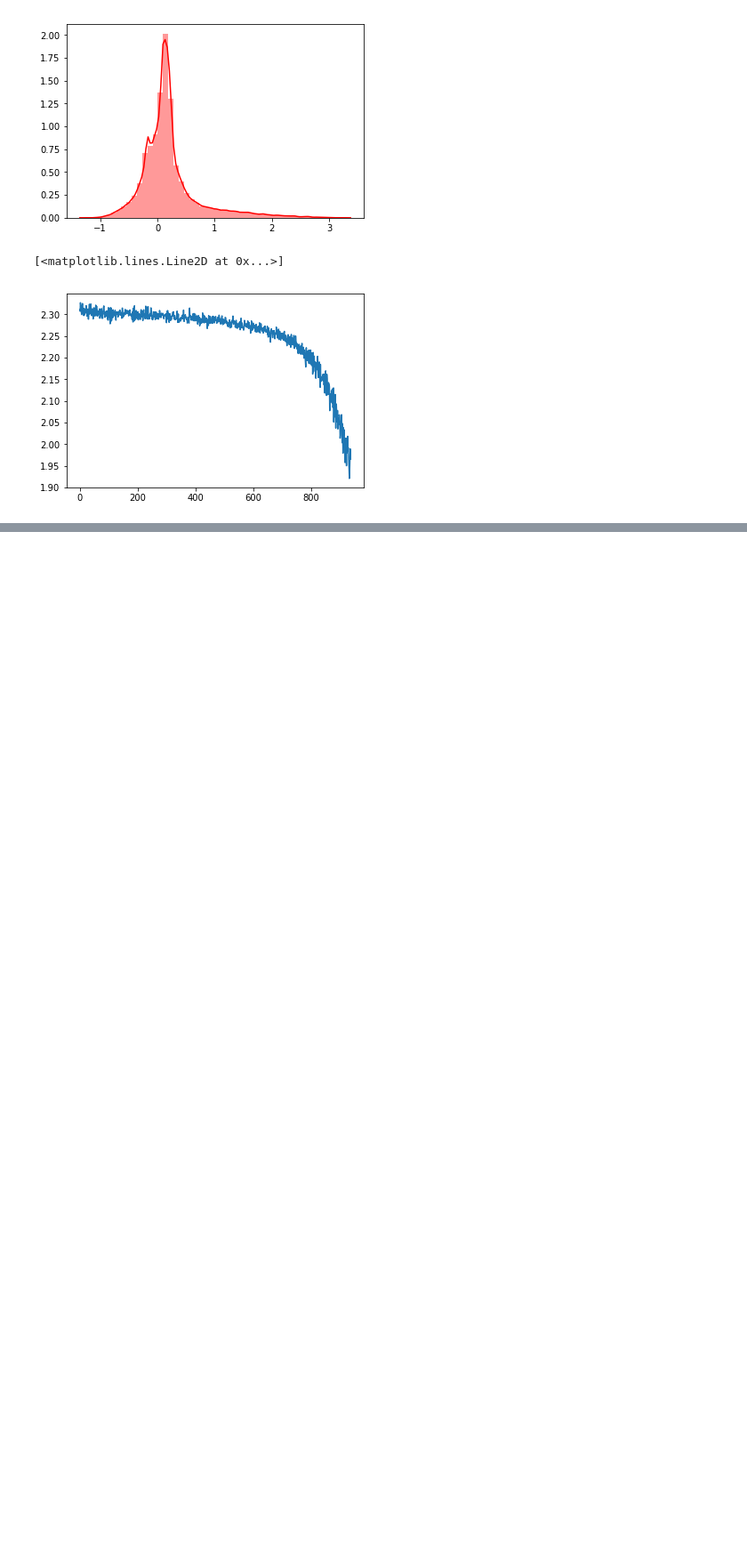
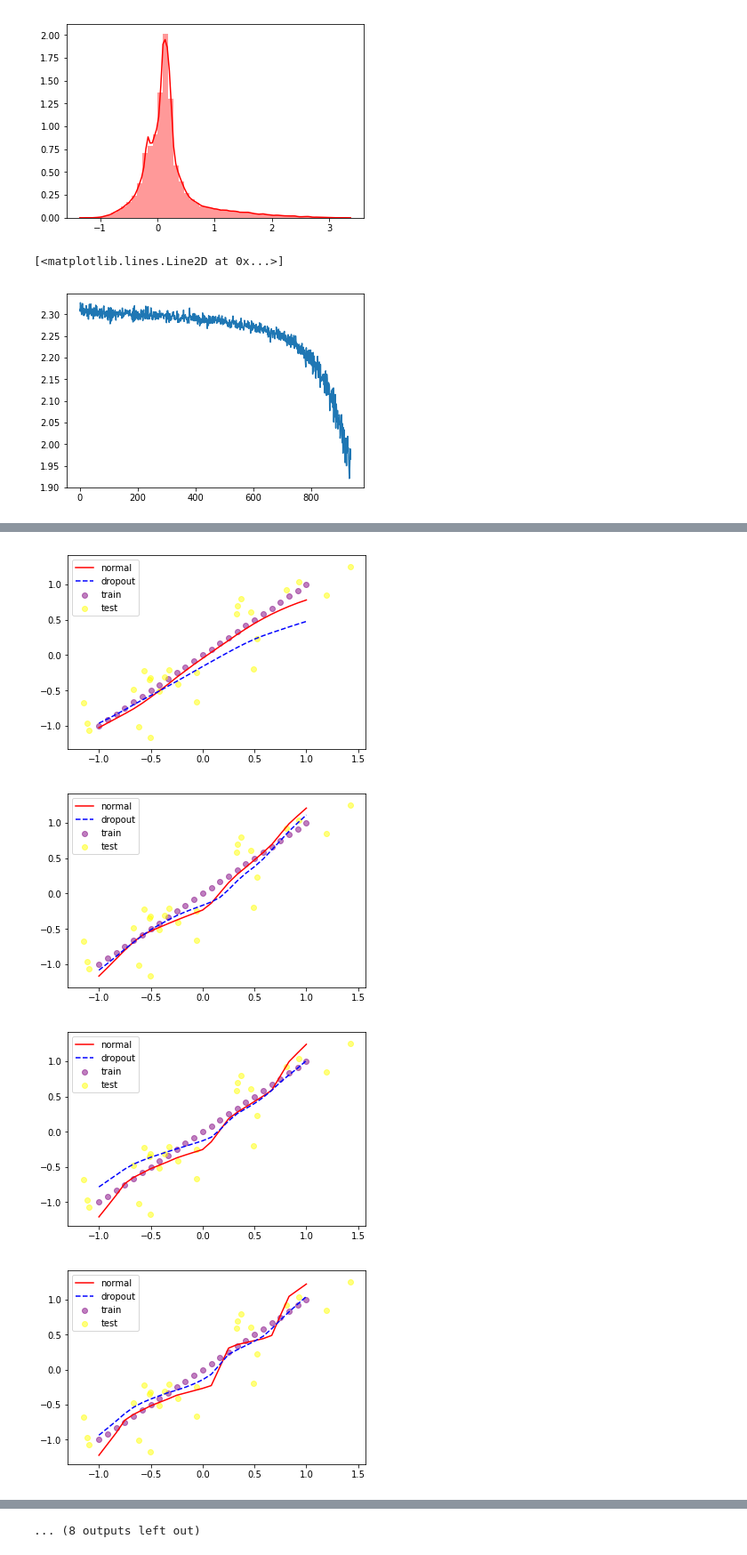
Before and after one commit to akshayush/Convolution_Neural_Networks, a Jupyter notebook: Batch_normalisation_and_dropout.ipynb, the cells around one changed output, grey strips where cells are left out. Shown: that part at 89% size. Cells and saved outputs as stored; diff of their text form; code cells hidden in the pictures; blank space fills up the shorter version.

```diff
--- a/Batch_normalisation_and_dropout.ipynb
+++ b/Batch_normalisation_and_dropout.ipynb
@@ -289,0 +331,45 @@ plt.plot(loss_arr)
+# %%
+max_epochs=1000
+loss_arr=[]
+loss_dropout_arr=[]
+
+for epoch in range(max_epochs):
+    opt.zero_grad()
+    pred=model(X_train)
+    loss=loss_fn(pred,Y_train)
+    loss.backward()
+    opt.step()
+    loss_arr.append(loss.item())
+
+    opt_dropout.zero_grad()
+    pred=model_dropout(X_train)
+    loss_dropout=loss_fn(pred,Y_train)
+    loss_dropout.backward()
+    opt_dropout.step()
+    loss_dropout_arr.append(loss_dropout.item())
+
+    if epoch % 50 ==0:
+        model.eval()
+        model_dropout.eval()
+
+        test_pred=model(X_test)
+        test_loss=loss_fn(test_pred,Y_test)
+
+        test_pred_dropout=model_dropout(X_test)
+        test_loss_dropout=loss_fn(test_pred_dropout,Y_test)
+
+        plt.scatter(X_train.data.numpy(),X_test.data.numpy(),color="purple",alpha=0.5,label="train")
+        plt.scatter(Y_train.data.numpy(),Y_test.data.numpy(),color="yellow",alpha=0.5,label="test")
+        plt.plot(X_test.data.numpy(),test_pred.data.numpy(),"r-",label="normal")
+        plt.plot(X_test.data.numpy(),test_pred_dropout.data.numpy(),"b--",label="dropout")
+
+        plt.legend()
+        plt.show()
+
+        model.train()
+        model_dropout.train()
+# %% [output]
+[figure, added]
+[figure, added]
+[figure, added]
+[figure, added]
@@ -289,0 +384 @@ plt.plot(loss_arr)
+... (8 outputs left out)
```
Also changed, not shown: parts of 5 cells of this notebook.
